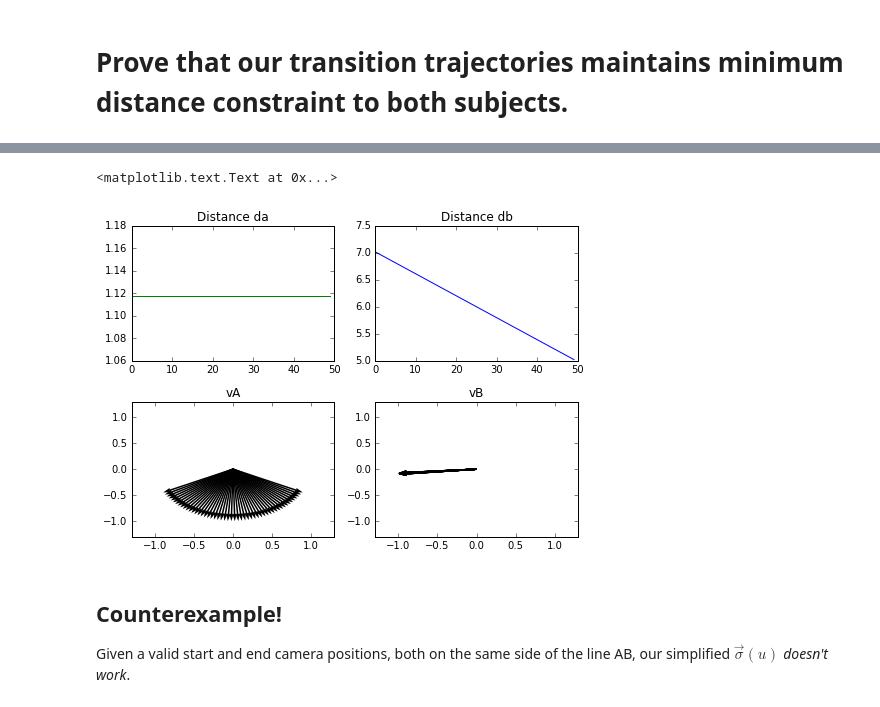
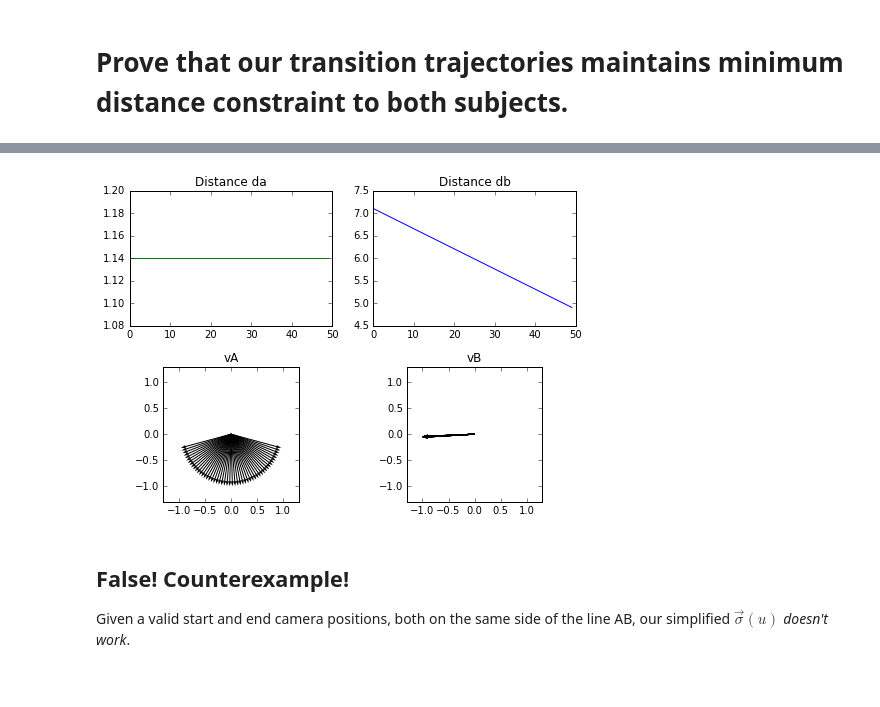
Before and after one commit to njoubert/spooky, a Jupyter notebook: experiments/ipython/NJ - 06 - Toric Interpolation Proof of Min Dist Constraint Maintenance.ipynb, the cells around one changed output, grey strips where cells are left out. Cells and saved outputs as stored; diff of their text form; code cells hidden in the pictures.

Commit message:
Correction to toric space interpolation scheme

```diff
--- a/experiments/ipython/NJ - 06 - Toric Interpolation Proof of Min Dist Constraint Maintenance.ipynb
+++ b/experiments/ipython/NJ - 06 - Toric Interpolation Proof of Min Dist Constraint Maintenance.ipynb
@@ -22,14 +22,3 @@ add_relative_to_current_source_file_path_to_sys_path("../../shims/toric")
 import toric
 import toric.samples
 import toric.shims
-# %%
-a = toric.Vector3(1,2,3)
-print a
-print a.np()
-t = toric.Toric3(toric.RadianPi(0.5),toric.Radian2Pi(0.5),toric.RadianPi(0.5))
-print t
-
-def slerp(p0, p1, t):
-        omega = np.arccos(np.dot(p0/np.linalg.norm(p0), p1/np.linalg.norm(p1)))
-        so = np.sin(omega)
-        return np.sin((1.0-t)*omega) / so * p0 + np.sin(t*omega)/so * p1
@@ -63,0 +60,13 @@ def drawSetup(fudgeX=2, fudgeY_pos=2,fudgeY_neg=8):
+# %%
+#
+# Setting up a desired start and end camera position
+#
+
+min_dist = 1                    # let's set a minimum distance of 1m
+PA_1 = toric.Vector3(0,0,0)     # person A position
+PB_1 = toric.Vector3(6,0,0)     # person B position
+C_0 = toric.Vector3(-1.1,-0.2,0)  # Starting camera position is *outside* of PA_1
+C_1 = toric.Vector3( 1.1,-0.2,0)    # Ending camera position
+
+drawSetup(fudgeY_neg=2)
+plt.title("Problem Setup: Calculate path between two VALID camera positons in blue.")
@@ -135,13 +187,0 @@ This implies $\vec{v}_A(u) * normal(B-A)$ and $\vec{v}_B(u) * normal(B-A)$ have
-# %%
-#
-# Setting up a desired start and end camera position
-#
-
-min_dist = 1                    # let's set a minimum distance of 1m
-PA_1 = toric.Vector3(0,0,0)     # person A position
-PB_1 = toric.Vector3(6,0,0)     # person B position
-C_0 = toric.Vector3(-1,-0.5,0)  # Starting camera position is *outside* of PA_1
-C_1 = toric.Vector3( 1,-0.5,0)    # Ending camera position
-
-drawSetup(fudgeY_neg=2)
-plt.title("Problem Setup: Calculate path between two VALID camera positons in blue.")
@@ -151,5 +188,4 @@ plt.title("Problem Setup: Calculate path between two VALID camera positons in bl
 # %%
-
 # Create Numpy arrays
 A = PA_1.np()
 B = PB_1.np()
@@ -182,37 +218,38 @@ sigmaA = A + dA[:,np.newaxis] * vA
 sigmaB = B + dB[:,np.newaxis] * vB
 sigma = (sigmaA + sigmaB) / 2
 
 #
 # Graphing the various components of Sigma
 #
 from matplotlib import gridspec
 gs = gridspec.GridSpec(2, 2, width_ratios=[1,1], height_ratios=[1,1,1])
 fig = plt.figure()
 
 f1 = fig.add_subplot(gs[0])
 f2 = fig.add_subplot(gs[1])
 f3 = fig.add_subplot(gs[2])
 f4 = fig.add_subplot(gs[3])
 
 f1.plot(dA,c="green")
 f1.set_title("Distance da")
 f2.plot(dB,c="blue")
 f2.set_title("Distance db")
 
 f3.quiver(np.linspace(0,0), np.linspace(0,0), vA[:,0],vA[:,1],angles='xy',scale_units='xy',scale=1)
 f3.set_ylim([-1.3,1.3])
 f3.set_xlim([-1.3,1.3])
 f3.set_title("vA")
+f3.set_aspect('equal')
 
 f4.quiver(np.linspace(0,0), np.linspace(0,0), vB[:,0],vB[:,1],angles='xy',scale_units='xy',scale=1)
 f4.set_ylim([-1.3,1.3])
 f4.set_xlim([-1.3,1.3])
 f4.set_title("vB")
+f4.set_aspect('equal')
 # %% [output]
-<matplotlib.text.Text at 0x...>
-[figure, old version]
+[figure, new version]
 # %% [markdown]
-## Counterexample!
+## False! Counterexample!
 
 Given a valid start and end camera positions, both on the same side of the line AB, our simplified $\vec{\sigma}(u)$ *doesn't work*.
 # %%
```
Also changed, not shown: parts of 10 cells of this notebook.
